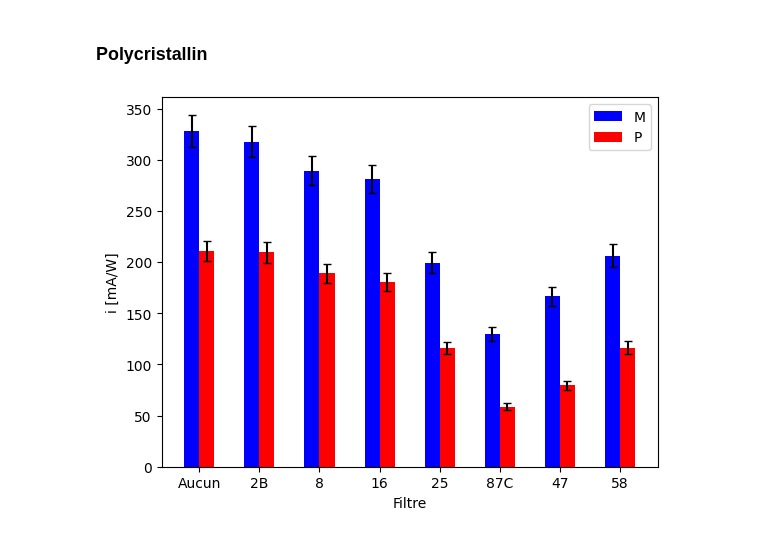
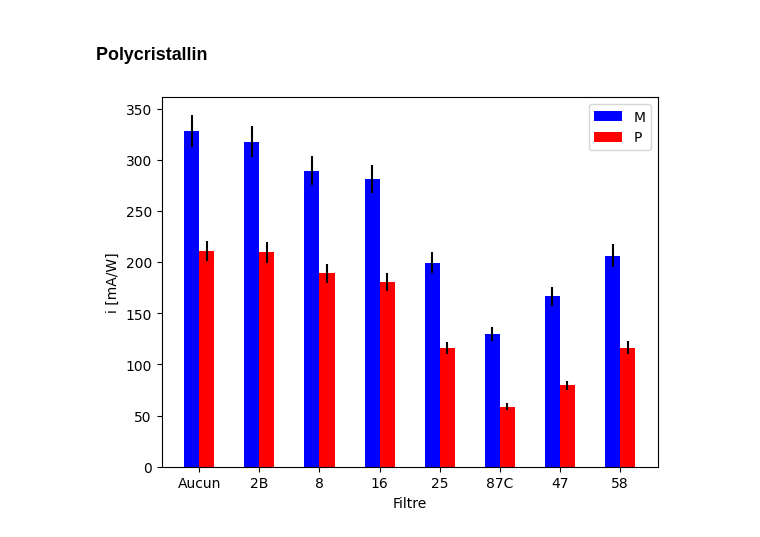
Before and after one commit to TomVdt/TPII-rapports, a Jupyter notebook: 01-J7-energie-solaire/analyse/exp4.ipynb, the cells around one changed output. Drawn from its saved outputs; the diff is of its cells as text; code cells hidden in the pictures.

```diff
--- a/01-J7-energie-solaire/analyse/exp4.ipynb
+++ b/01-J7-energie-solaire/analyse/exp4.ipynb
@@ -77,30 +77,30 @@ tikz.save("../plots/i(filtre),A.tikz")
 # %%
 x = np.arange(len(igammadata["Filtre"]))
 
 igammadata = pd.read_csv("../data/Igamma(filtre),monocristallin,d=42cm.csv", delimiter=", ")
 Igamma = igammadata["Igamma [mA]"]
 delta_igamma = np.ones(len(Igamma)) * 0.003
 
 # i = Igamma / Pgamma
 i = Igamma / Pgamma
 delta_i = delta_igamma / Pgamma + Igamma / (Pgamma ** 2) * delta_Pgamma
 
-plt.bar(x, i, yerr=delta_i, capsize=capsize, width=barwidth, color=colors["M"], label="M")
+plt.bar(x, i, yerr=delta_i, width=barwidth, color=colors["M"], label="M")
 
 # i = Igamma / Pgamma
 igammadata = pd.read_csv("../data/Igamma(filtre),polycristallin,d=42cm.csv", delimiter=", ")
 Igamma = igammadata["Igamma [mA]"]
 delta_igamma = np.ones(len(Igamma)) * 0.003
 
 i = Igamma / Pgamma
 delta_i = delta_igamma / Pgamma + Igamma / (Pgamma ** 2) * delta_Pgamma
 
-plt.bar(x + barwidth, i, yerr=delta_i, capsize=capsize, width=barwidth, color=colors["P"], label="P")
+plt.bar(x + barwidth, i, yerr=delta_i, width=barwidth, color=colors["P"], label="P")
 
 plt.legend()
 plt.xticks(x + barwidth/2, filtres)
 plt.xlabel("Filtre")
 plt.ylabel("i [mA/W]")
 tikz.save("../plots/i(filtre),MP.tikz")
 # %% [output]
-[figure, old version]
+[figure, new version]
```
Also changed, not shown: parts of 1 cell of this notebook, 4 other files.
